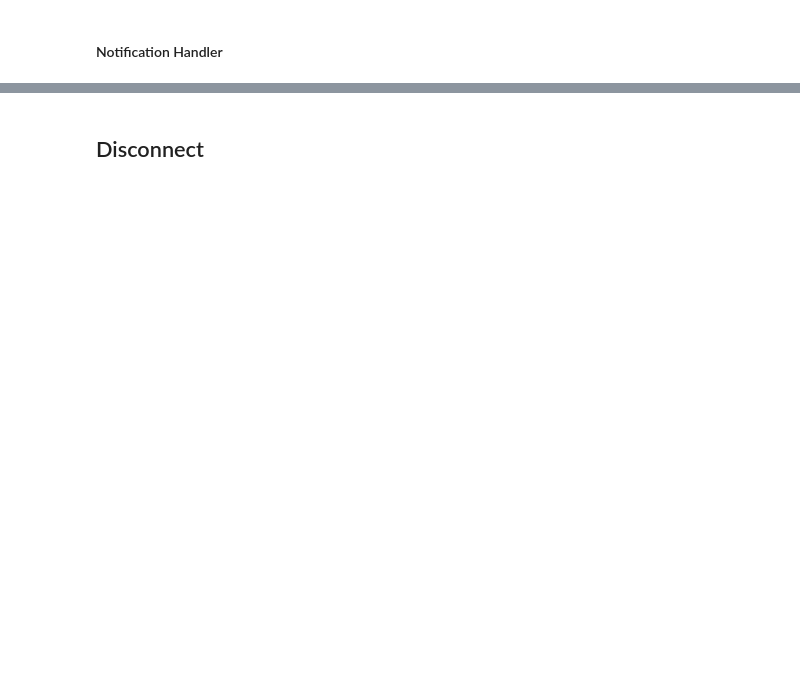
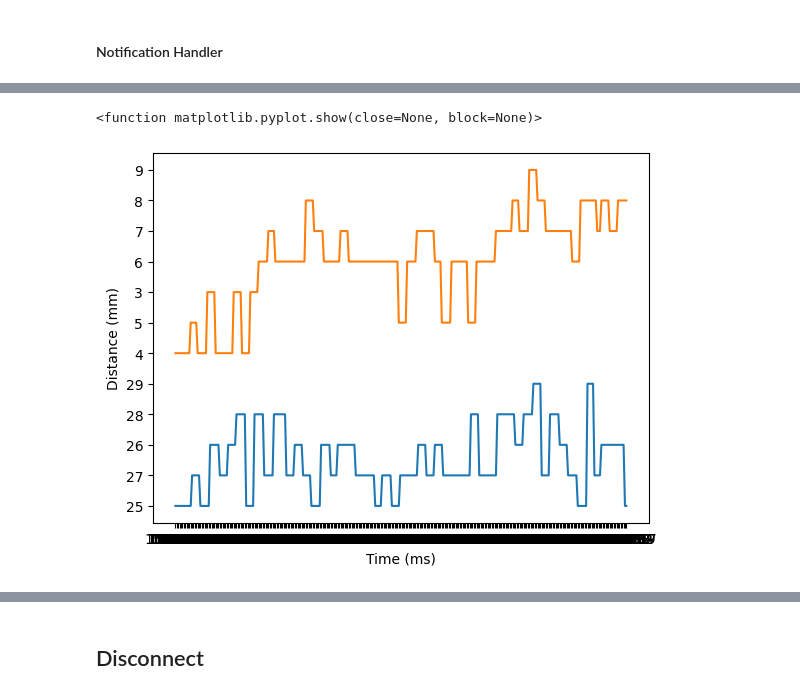
Before and after one commit to bhadrab/ECE4160LabCode, a Jupyter notebook: ble_python/demo.ipynb, the cells around one changed output, grey strips where cells are left out. Drawn from its saved outputs; the diff is of its cells as text; code cells hidden in the pictures; blank space fills up the shorter version.

```diff
--- a/ble_python/demo.ipynb
+++ b/ble_python/demo.ipynb
@@ -201,13 +181,24 @@ def string_handler(uuid, byte_array):
     if tempRapid == "END" :
         count = 1
 
-    elif "C" not in tempRapid:
-        print(tempRapid[2:])
 
     else :
         print(count, ": ", tempRapid)
         count+=1
 
+d1 = []
+d2 = []
+times = []
+def tof_handler(uuid, byte_array):
+    global d1
+    global d2
+    global times
+    s = ble.bytearray_to_string(byte_array).split("|")
+    if len(s)==3 :
+        times.append(s[0].split(":")[1])
+        d1.append(s[1].split(":")[1])
+        d2.append(s[2].split(":")[1])
 
 
-ble.start_notify(ble.uuid['RX_STRING'], string_handler)
+
+ble.start_notify(ble.uuid['RX_STRING'], tof_handler)
@@ -220,3 +222,13 @@ ble.send_command(CMD.GET_TIME_MILLIS,"")
+# %%
+import matplotlib.pyplot as plt
+plt.plot(times,d1,label = "Distance 1")
+plt.plot(times,d2,label = "Distance 2")
+plt.xlabel('Time (ms)')
+plt.ylabel('Distance (mm)')
+plt.show
+# %% [output]
+<function matplotlib.pyplot.show(close=None, block=None)>
+[figure, added]
 # %%
 ble.send_command(CMD.GET_TEMP_5s,"")
 ble.send_command(CMD.GET_TEMP_5s,"")
```
Also changed, not shown: parts of 15 cells of this notebook, 8 other files.
